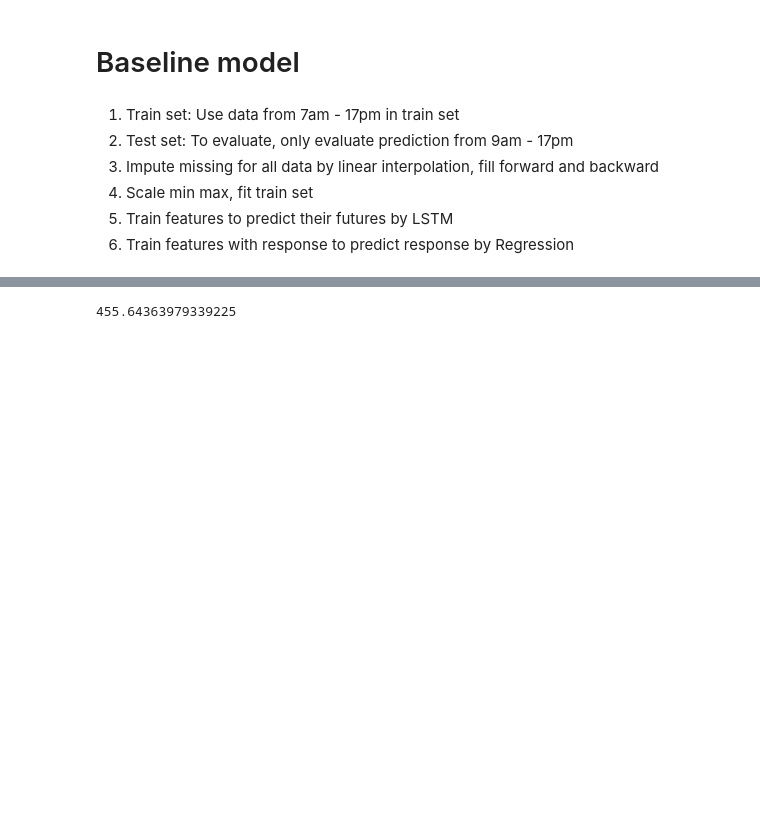
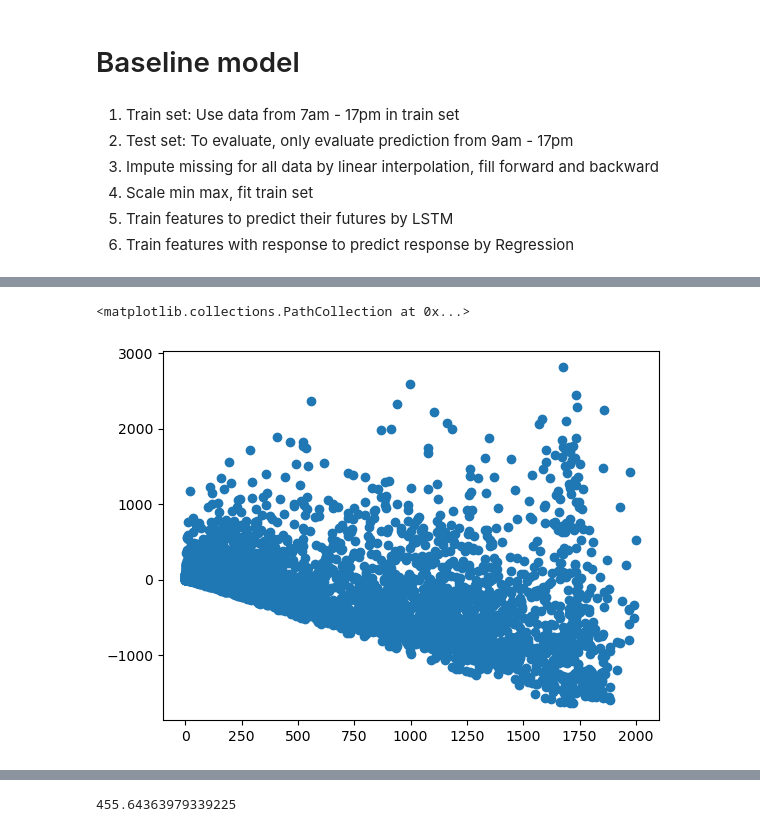
Before and after one commit to hoanglinh171/ai_cup, a Jupyter notebook: test_model.ipynb, the cells around one changed output, grey strips where cells are left out. Drawn from its saved outputs; the diff is of its cells as text; code cells hidden in the pictures; blank space fills up the shorter version.

```diff
--- a/test_model.ipynb
+++ b/test_model.ipynb
@@ -231,0 +276,27 @@ MAE of location 17:  388.94145237378024
+# %%
+features = ['WindSpeed(m/s)', 'Pressure(hpa)', 'Temperature(°C)', 'Humidity(%)', 'Sunlight(Lux)', 'Power(mW)_log']
+location_lst = range(1, 2, 1)
+look_back_num = 12
+forecast_num = 48
+data_dir = os.getcwd()
+
+all_predictions = pd.DataFrame(columns = ["serial", "y_pred"])
+for loc in location_lst:
+    print(loc, "----------------------------------------------------------------------------------------------------")
+    data = pd.read_csv(data_dir + f'/data/add_lag_diff/loc_{loc}.csv')
+    for feat in features:
+        data[f'{feat}_deseason'], data[f'{feat}_season_comp'] = time_decompose(data[feat], 60*30, 61)
+
+    data_late, data_early, data_to_predict = prepare_dataset(data)
+    minmax_scaler, regressor, history, lin_reg, y_scaler = train_model(data_late, look_back_num=look_back_num, epochs=500, batch_size=128)
+    X_test_pred, y_pred = predict_power(data_early, data_to_predict,
+                                         forecast_num=forecast_num, look_back_num=look_back_num,
+                                         lstm_regressor=regressor, cat_model=lin_reg, minmax_scaler=minmax_scaler)
+    y_pred_norm = y_scaler.inverse_transform(y_pred.reshape(-1, 1)).reshape(-1)
+    # y_pred_norm = np.exp(y_pred_norm) - 1
+
+    df = pd.DataFrame(columns = ["serial", "y_pred"])
+    df['serial'] = data_to_predict['Serial']
+    df['y_pred'] = (y_pred_norm + data_to_predict['Power(mW)_log_season_comp']).values
+
+    all_predictions = pd.concat([all_predictions, df])
@@ -231,0 +396,5 @@ MAE of location 17:  388.94145237378024
+# %%
+plt.scatter(y_test, y_pred - y_test)
+# %% [output]
+<matplotlib.collections.PathCollection at 0x...>
+[figure, added]
```
Also changed, not shown: parts of 14 cells of this notebook, 48 other files.
